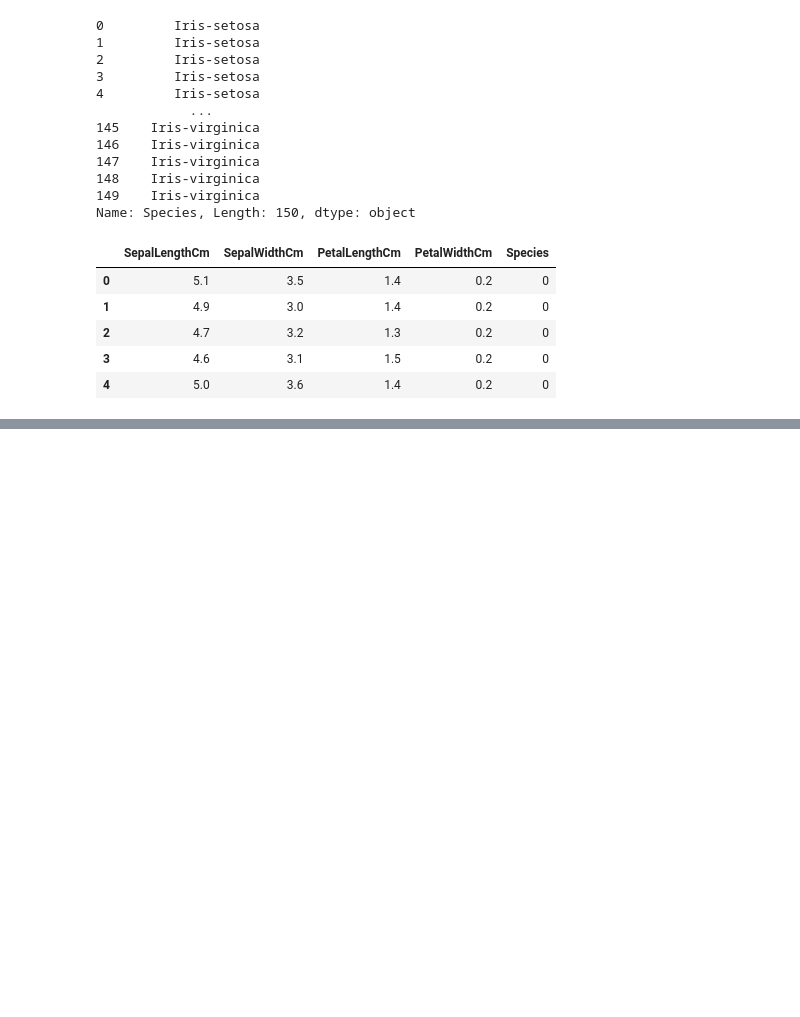
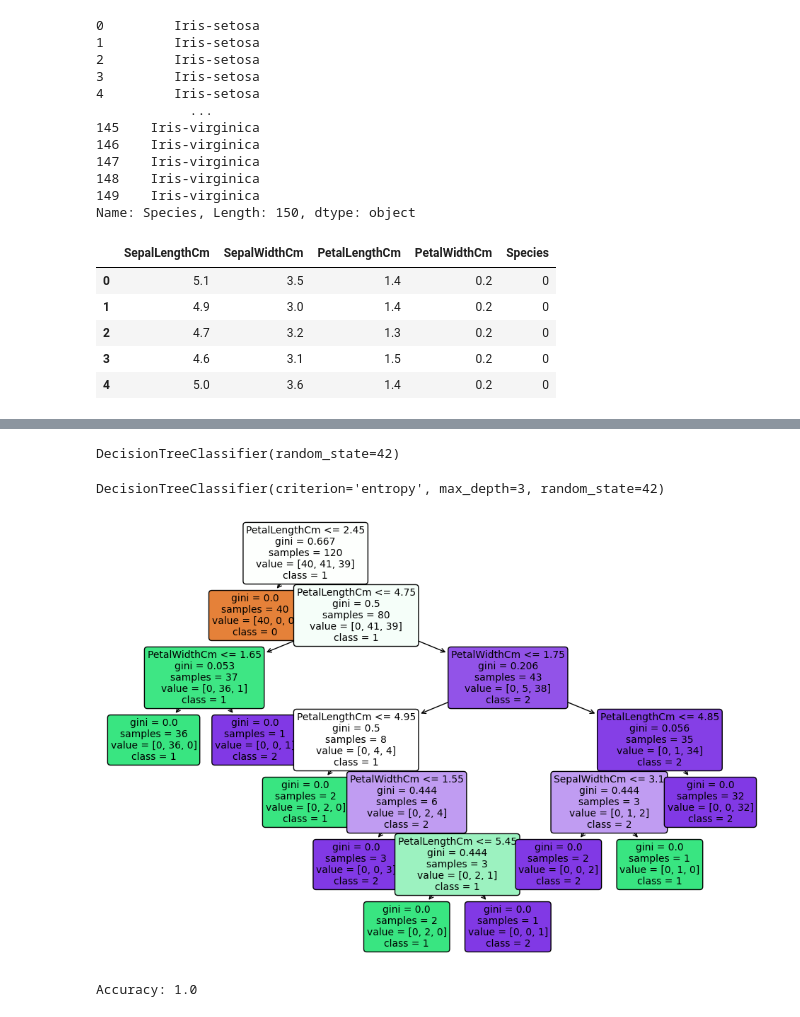
Before and after one commit to DenzAviator/DecisionTree, a Jupyter notebook: project.ipynb, the cells around one changed output, grey strips where cells are left out. Drawn from its saved outputs; the diff is of its cells as text; code cells hidden in the pictures; blank space fills up the shorter version.

```diff
--- a/project.ipynb
+++ b/project.ipynb
@@ -161,0 +208,8 @@ X
+# %%
+X_train, X_test, y_train, y_test = train_test_split(X,y, test_size=0.2, random_state=42)
+# %%
+# Train the Decision Tree Classifier
+clf = DecisionTreeClassifier(random_state=42)
+clf.fit(X_train, y_train)
+# %% [output]
+DecisionTreeClassifier(random_state=42)
@@ -161,0 +220,17 @@ X
+# %%
+# Define feature names and class names
+feature_names = X.columns  # Feature names from the dataset
+class_names = [str(cls) for cls in label_encoder.classes_]  # Convert class names to strings
+# %%
+# Initialize and train the Decision Tree Classifier
+clf = DecisionTreeClassifier(criterion="entropy", max_depth=3, random_state=42)
+clf.fit(X_train, y_train)
+# %% [output]
+DecisionTreeClassifier(criterion='entropy', max_depth=3, random_state=42)
+# %%
+# Plot the decision tree
+plt.figure(figsize=(12, 8))
+plot_tree(clf, filled=True, feature_names=feature_names, class_names=class_names, rounded=True, fontsize=10)
+plt.show()
+# %% [output]
+[figure, added]
@@ -161,0 +240,5 @@ X
+# %%
+# Evaluate accuracy
+print("Accuracy:", accuracy_score(y_test, y_pred))
+# %% [output]
+Accuracy: 1.0
```
Also changed, not shown: parts of 11 cells of this notebook.
